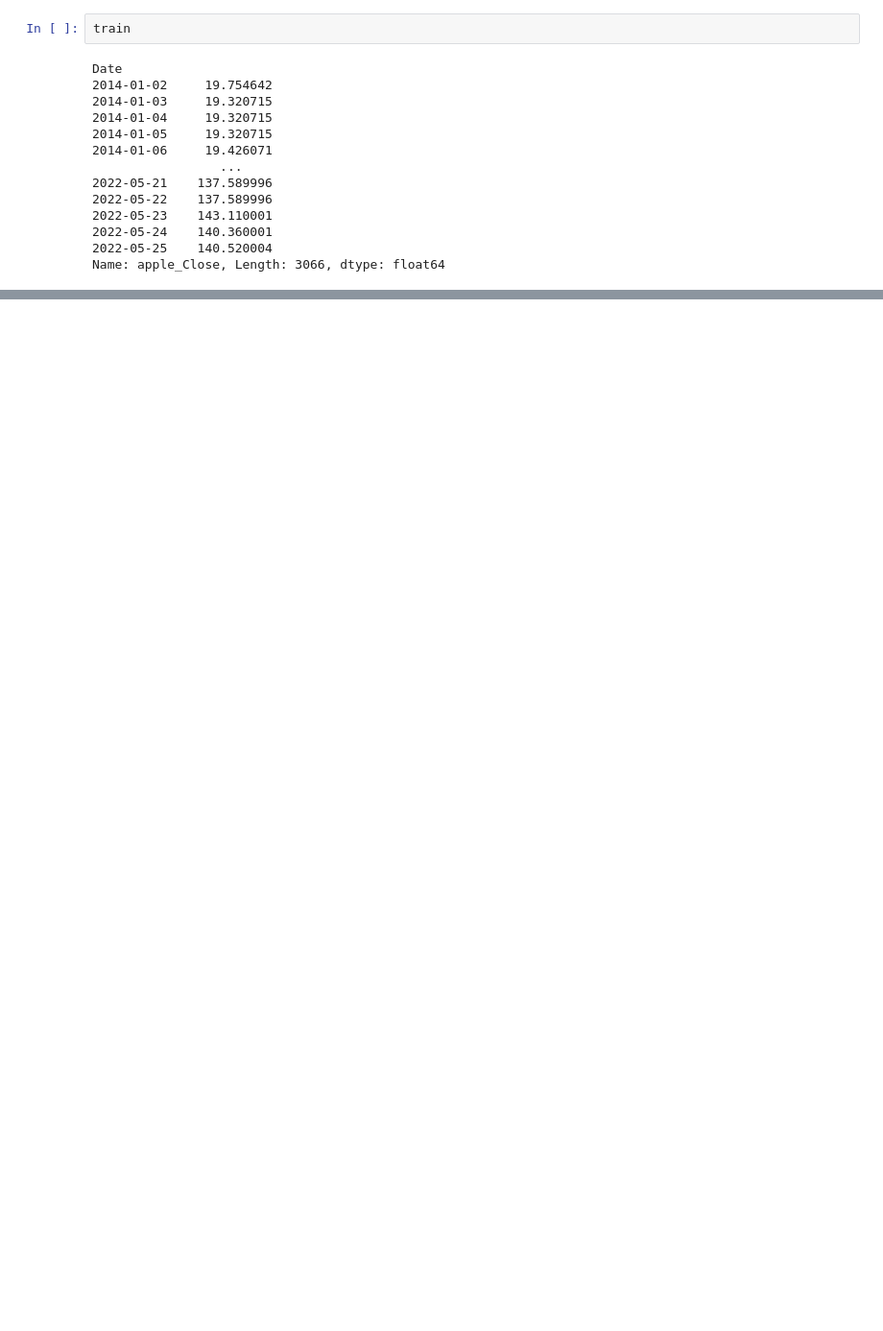
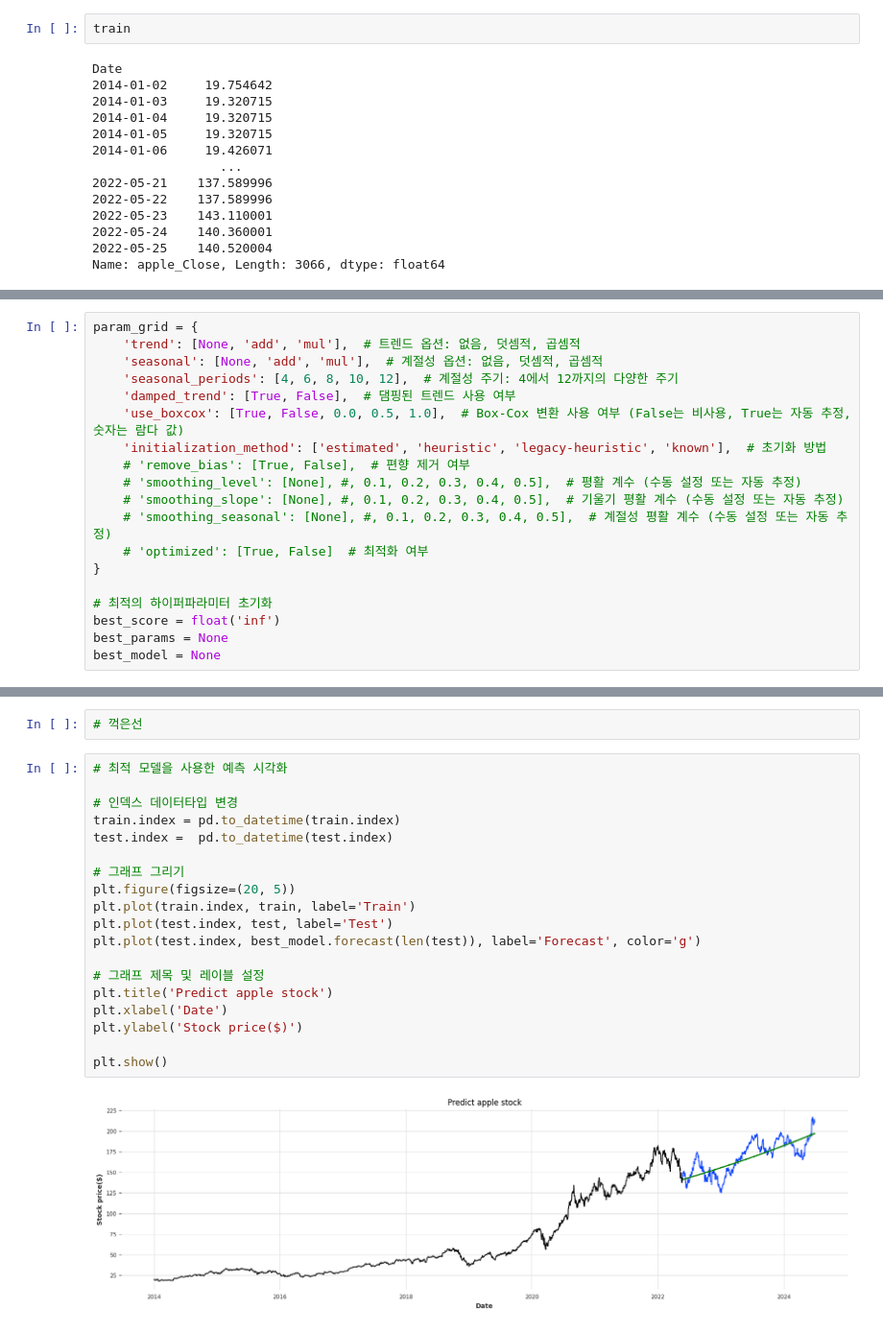
Before and after one commit to py4ine/study_ML, a Jupyter notebook: ExponentialSmoothing.ipynb, the cells around one changed output, grey strips where cells are left out. Shown: that part at 96% size. Saved outputs shown, nothing was run; the diff lists cells and outputs as text; blank space fills up the shorter version.

Commit message:
study Exponential Smoothing

```diff
--- a/ExponentialSmoothing.ipynb
+++ b/ExponentialSmoothing.ipynb
@@ -223,0 +188,19 @@ for params in ParameterGrid(param_grid):
+# %%
+param_grid = {
+    'trend': [None, 'add', 'mul'],  # 트렌드 옵션: 없음, 덧셈적, 곱셈적
+    'seasonal': [None, 'add', 'mul'],  # 계절성 옵션: 없음, 덧셈적, 곱셈적
+    'seasonal_periods': [4, 6, 8, 10, 12],  # 계절성 주기: 4에서 12까지의 다양한 주기
+    'damped_trend': [True, False],  # 댐핑된 트렌드 사용 여부
+    'use_boxcox': [True, False, 0.0, 0.5, 1.0],  # Box-Cox 변환 사용 여부 (False는 비사용, True는 자동 추정, 숫자는 람다 값)
+    'initialization_method': ['estimated', 'heuristic', 'legacy-heuristic', 'known'],  # 초기화 방법
+    # 'remove_bias': [True, False],  # 편향 제거 여부
+    # 'smoothing_level': [None], #, 0.1, 0.2, 0.3, 0.4, 0.5],  # 평활 계수 (수동 설정 또는 자동 추정)
+    # 'smoothing_slope': [None], #, 0.1, 0.2, 0.3, 0.4, 0.5],  # 기울기 평활 계수 (수동 설정 또는 자동 추정)
+    # 'smoothing_seasonal': [None], #, 0.1, 0.2, 0.3, 0.4, 0.5],  # 계절성 평활 계수 (수동 설정 또는 자동 추정)
+    # 'optimized': [True, False]  # 최적화 여부
+}
+
+# 최적의 하이퍼파라미터 초기화
+best_score = float('inf')
+best_params = None
+best_model = None
@@ -223,0 +362,23 @@ for params in ParameterGrid(param_grid):
+# %%
+# 꺽은선
+# %%
+# 최적 모델을 사용한 예측 시각화
+
+# 인덱스 데이터타입 변경
+train.index = pd.to_datetime(train.index)
+test.index =  pd.to_datetime(test.index)
+
+# 그래프 그리기
+plt.figure(figsize=(20, 5))
+plt.plot(train.index, train, label='Train')
+plt.plot(test.index, test, label='Test')
+plt.plot(test.index, best_model.forecast(len(test)), label='Forecast', color='g')
+
+# 그래프 제목 및 레이블 설정
+plt.title('Predict apple stock')
+plt.xlabel('Date')
+plt.ylabel('Stock price($)')
+
+plt.show()
+# %% [output]
+[figure, added]
```
Also changed, not shown: parts of 11 cells of this notebook, 2 other files.
